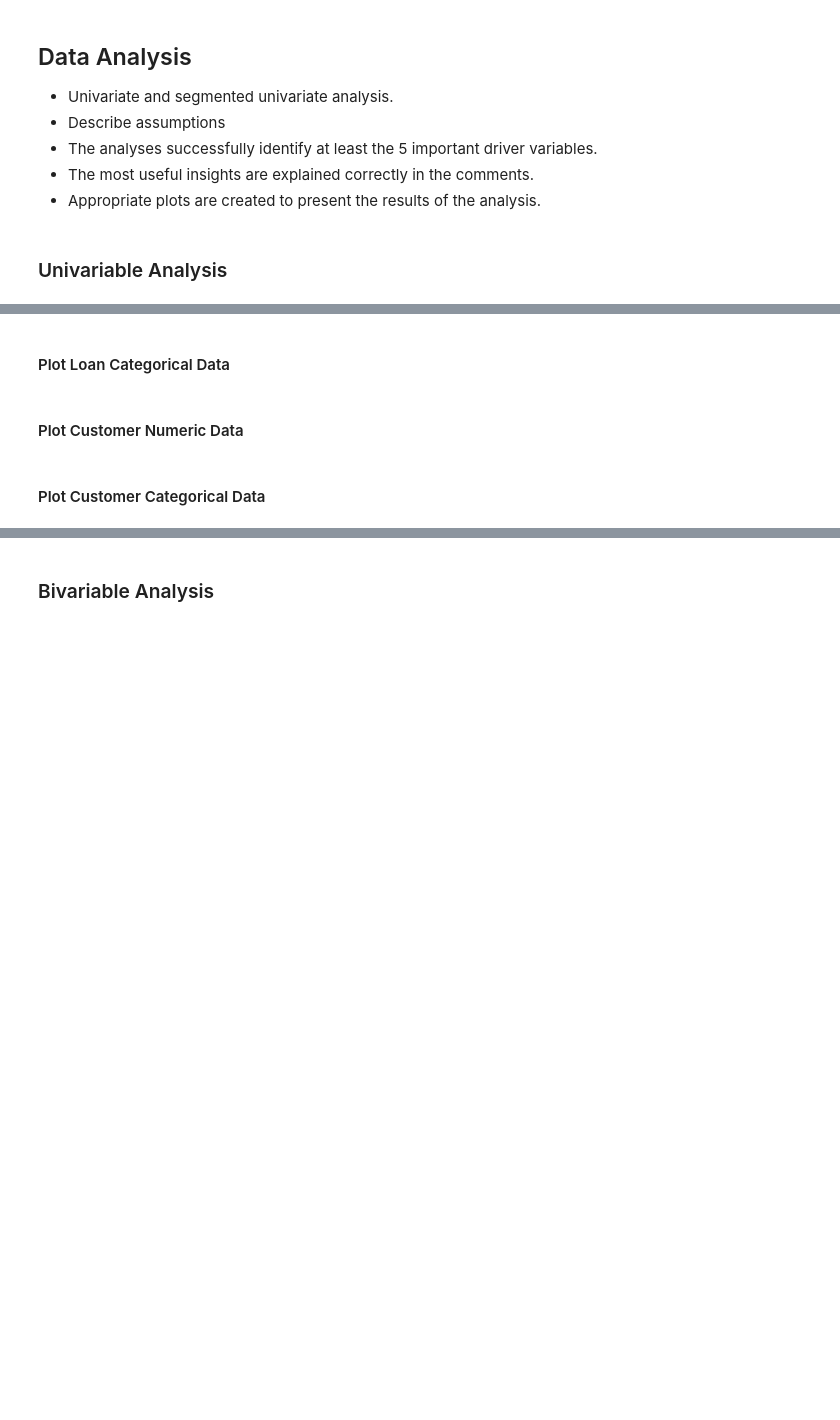
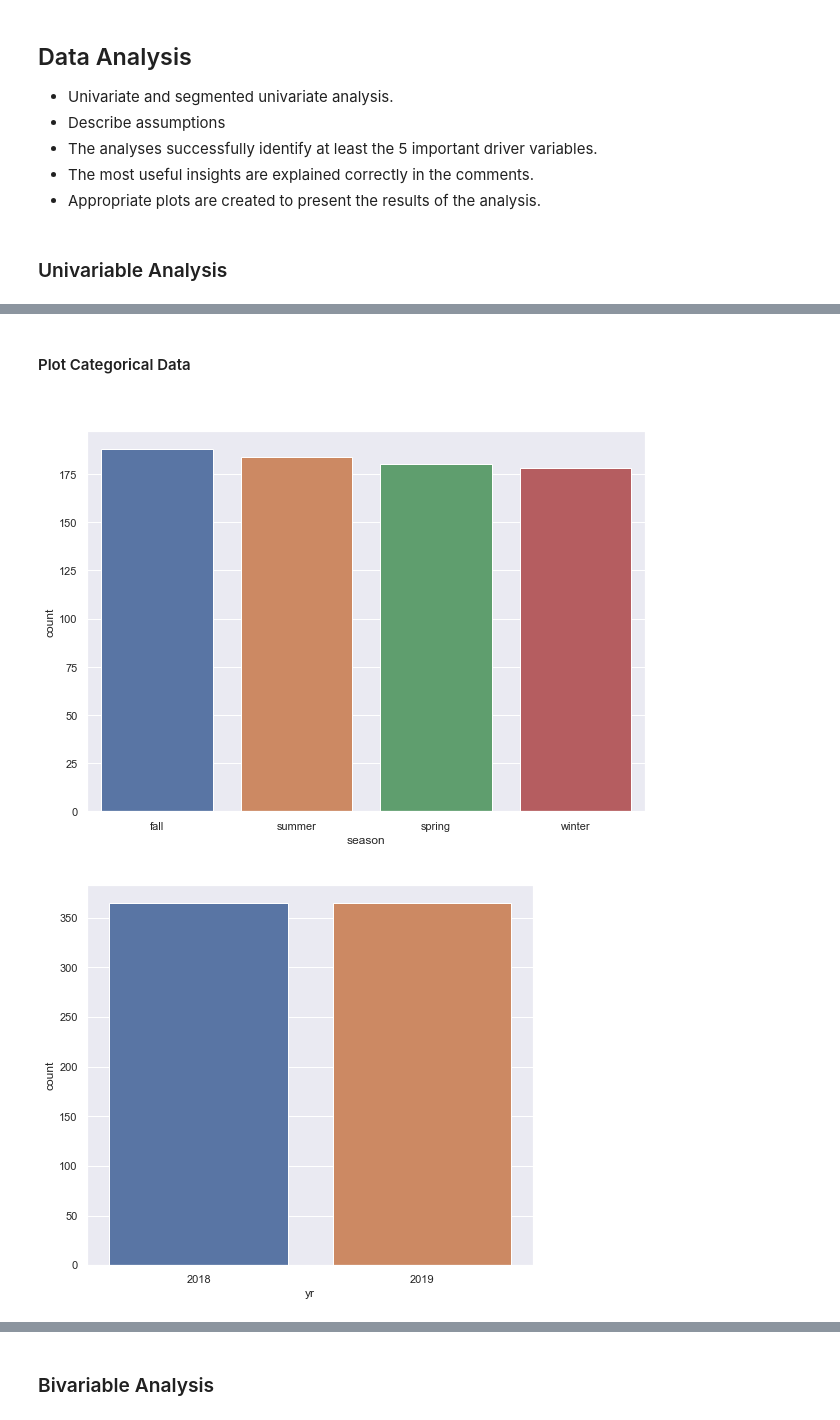
Before and after one commit to dicotips/BikeSharing_DemandPrediction_LinearRegression, a Jupyter notebook: LinearRegressionAssignment.ipynb, the cells around one changed output, grey strips where cells are left out. Saved outputs shown, nothing was run; the diff lists cells and outputs as text; code cells hidden in the pictures; blank space fills up the shorter version.

```diff
--- a/LinearRegressionAssignment.ipynb
+++ b/LinearRegressionAssignment.ipynb
@@ -267,6 +414,12 @@ Raw_Data Memory Usage: 1MB
 # %% [markdown]
-#### Plot Loan Categorical Data
+#### Plot Categorical Data
-# %% [markdown]
-#### Plot Customer Numeric Data
-# %% [markdown]
-#### Plot Customer Categorical Data
+# %%
+# Plotting Categorical Data with a loop
+
+categorical_columns = ['season', 'yr', 'mnth', 'holiday', 'weekday', 'workingday', 'weathersit']
+for col in categorical_columns:
+    # Plotting Numeric Data: 'season'
+    univar_plot(cleaned_data, col, 1)
+# %% [output]
+[figure, added]
+[figure, added]
```
Also changed, not shown: parts of 30 cells of this notebook.
